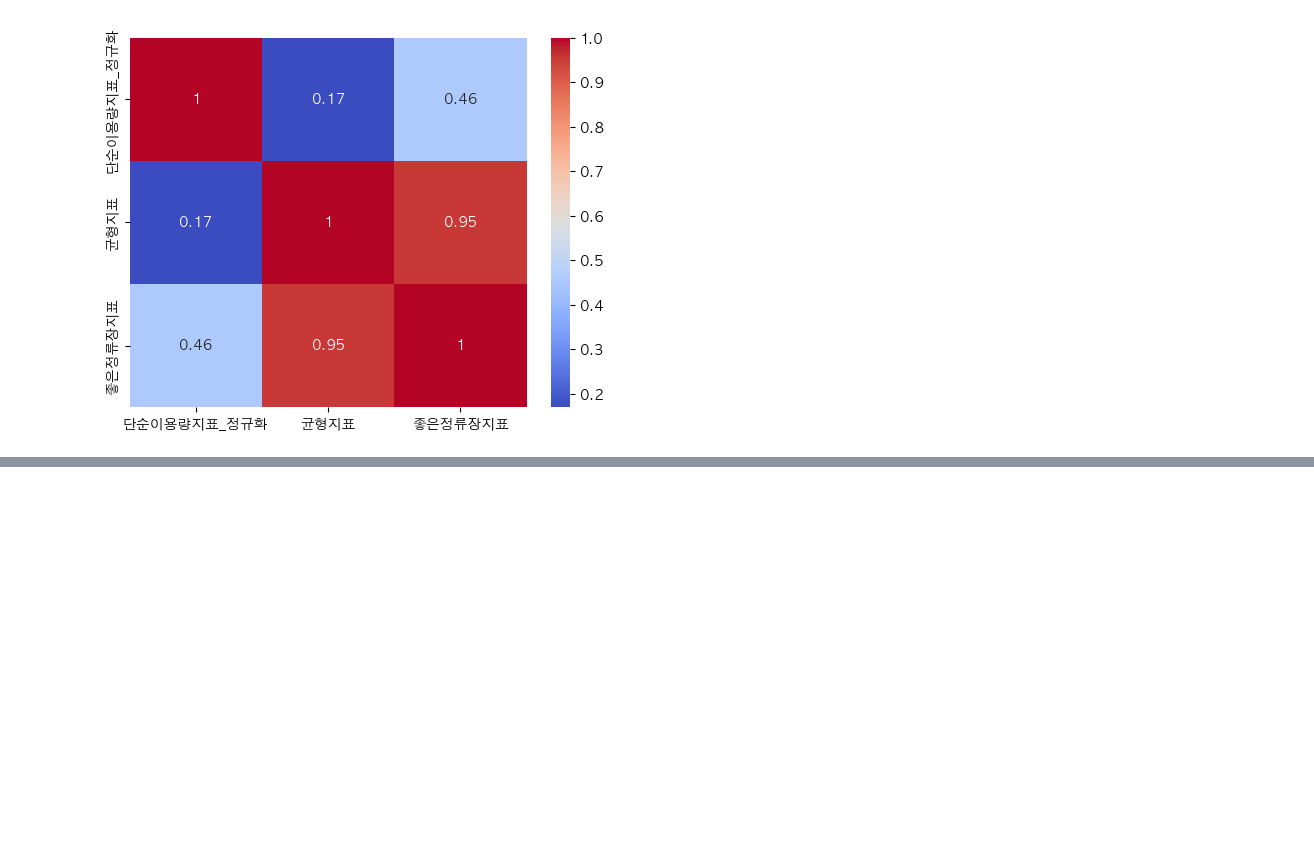
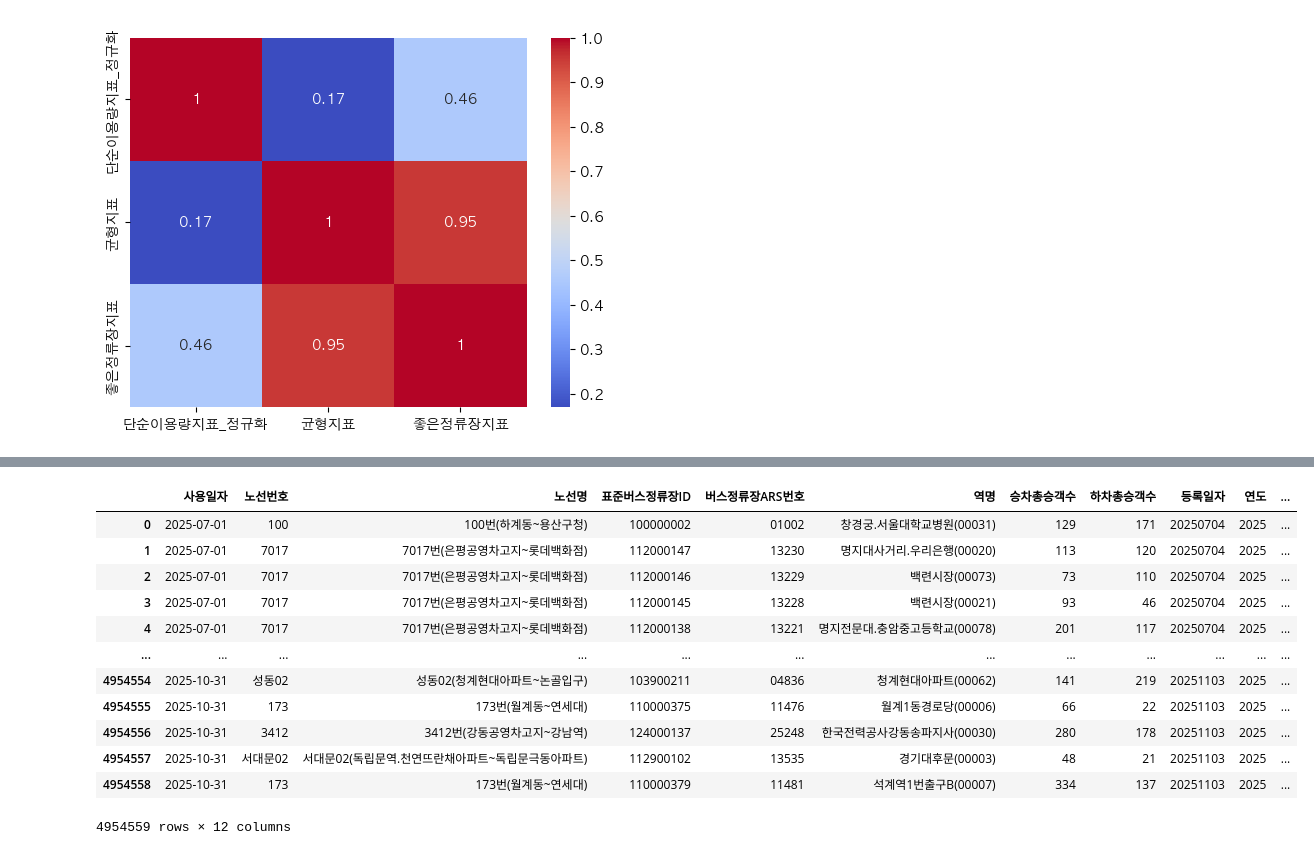
Before and after one commit to jongmyng/Momentum-2nd-mid-project, a Jupyter notebook: Guide.ipynb, the cells around one changed output, grey strips where cells are left out. Saved outputs shown, nothing was run; the diff lists cells and outputs as text; code cells hidden in the pictures; blank space fills up the shorter version.

```diff
--- a/Guide.ipynb
+++ b/Guide.ipynb
@@ -385,0 +390,8 @@ sns.heatmap(bus_usage[['단순이용량지표_정규화', '균형지표', '좋
+# %%
+# 사용일자를 연/월/일로 쪼개어 분석해보기
+
+bus_data['사용일자'].dtype # int64네요
+
+# datetime으로 바꿔볼게요
+bus_data['사용일자'] = pd.to_datetime(bus_data['사용일자'], format='%Y%m%d')
+bus_data['사용일자'].dtype # datetime64[ns]로 바뀌었습니다.
@@ -385,0 +400,9 @@ sns.heatmap(bus_usage[['단순이용량지표_정규화', '균형지표', '좋
+# %%
+# datetime으로 바꿔볼게요
+# pandas의 to_datetime 함수를 사용하면 쉽게 바꿀 수 있어요. format은 날짜의 표시 형식을 지정해줍니다.
+bus_data['사용일자'] = pd.to_datetime(bus_data['사용일자'], format='%Y%m%d')
+bus_data['사용일자'].dtype # datetime64[ns]로 바뀌었습니다.
+
+bus_data['연도'] = bus_data['사용일자'].dt.year
+bus_data['월'] = bus_data['사용일자'].dt.month
+bus_data['일'] = bus_data['사용일자'].dt.day
@@ -385,0 +432,28 @@ sns.heatmap(bus_usage[['단순이용량지표_정규화', '균형지표', '좋
+# %%
+# 이제 월별로 비교할 수 있게 되었습니다.
+bus_data
+
+
+
+
+bus_usage = bus_data.groupby('역명').agg({'승차총승객수':'sum', '하차총승객수':'sum'}).reset_index() # groupby
+bus_usage['단순이용량지표'] = bus_usage['승차총승객수'] + bus_usage['하차총승객수']
+bus_usage['단순이용량지표_정규화'] = (bus_usage['단순이용량지표'] - bus_usage['단순이용량지표'].min()) / (bus_usage['단순이용량지표'].max() - bus_usage['단순이용량지표'].min())
+
+bus_usage['균형지표'] = 1 - (abs(bus_usage['승차총승객수'] - bus_usage['하차총승객수']) / (bus_usage['승차총승객수'] + bus_usage['하차총승객수']))
+
+bus_usage['좋은정류장지표'] = bus_usage['단순이용량지표_정규화'] * 0.7 + bus_usage['균형지표'] * 0.3
+# %% [output]
+|  | 사용일자 | 노선번호 | 노선명 | 표준버스정류장ID | 버스정류장ARS번호 | 역명 | 승차총승객수 | 하차총승객수 | 등록일자 | 연도 | ... |
+| 0 | 2025-07-01 | 100 | 100번(하계동~용산구청) | 100000002 | 01002 | 창경궁.서울대학교병원(00031) | 129 | 171 | 20250704 | 2025 | ... |
+| 1 | 2025-07-01 | 7017 | 7017번(은평공영차고지~롯데백화점) | 112000147 | 13230 | 명지대사거리.우리은행(00020) | 113 | 120 | 20250704 | 2025 | ... |
+| 2 | 2025-07-01 | 7017 | 7017번(은평공영차고지~롯데백화점) | 112000146 | 13229 | 백련시장(00073) | 73 | 110 | 20250704 | 2025 | ... |
+| 3 | 2025-07-01 | 7017 | 7017번(은평공영차고지~롯데백화점) | 112000145 | 13228 | 백련시장(00021) | 93 | 46 | 20250704 | 2025 | ... |
+| 4 | 2025-07-01 | 7017 | 7017번(은평공영차고지~롯데백화점) | 112000138 | 13221 | 명지전문대.충암중고등학교(00078) | 201 | 117 | 20250704 | 2025 | ... |
+| ... | ... | ... | ... | ... | ... | ... | ... | ... | ... | ... | ... |
+| 4954554 | 2025-10-31 | 성동02 | 성동02(청계현대아파트~논골입구) | 103900211 | 04836 | 청계현대아파트(00062) | 141 | 219 | 20251103 | 2025 | ... |
+| 4954555 | 2025-10-31 | 173 | 173번(월계동~연세대) | 110000375 | 11476 | 월계1동경로당(00006) | 66 | 22 | 20251103 | 2025 | ... |
+| 4954556 | 2025-10-31 | 3412 | 3412번(강동공영차고지~강남역) | 124000137 | 25248 | 한국전력공사강동송파지사(00030) | 280 | 178 | 20251103 | 2025 | ... |
+| 4954557 | 2025-10-31 | 서대문02 | 서대문02(독립문역.천연뜨란채아파트~독립문극동아파트) | 112900102 | 13535 | 경기대후문(00003) | 48 | 21 | 20251103 | 2025 | ... |
+| 4954558 | 2025-10-31 | 173 | 173번(월계동~연세대) | 110000379 | 11481 | 석계역1번출구B(00007) | 334 | 137 | 20251103 | 2025 | ... |
+4954559 rows × 12 columns
```
Also changed, not shown: parts of 6 cells of this notebook.
